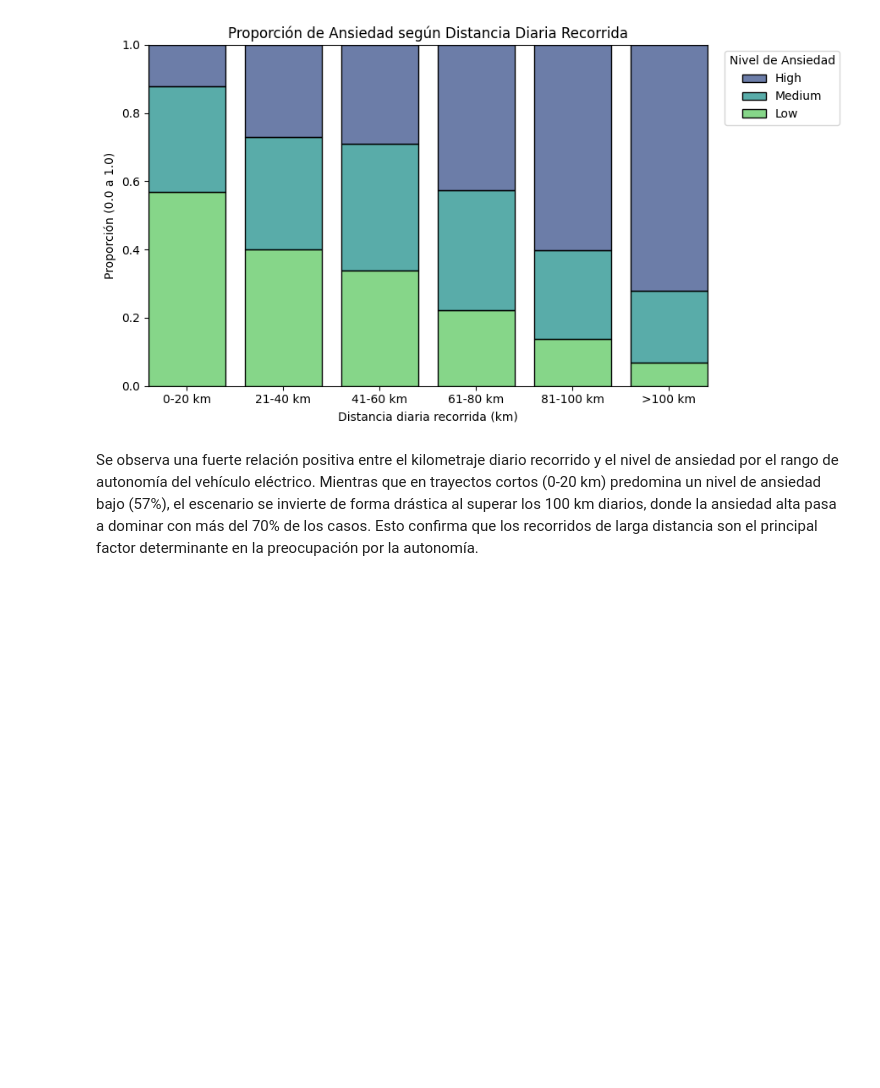
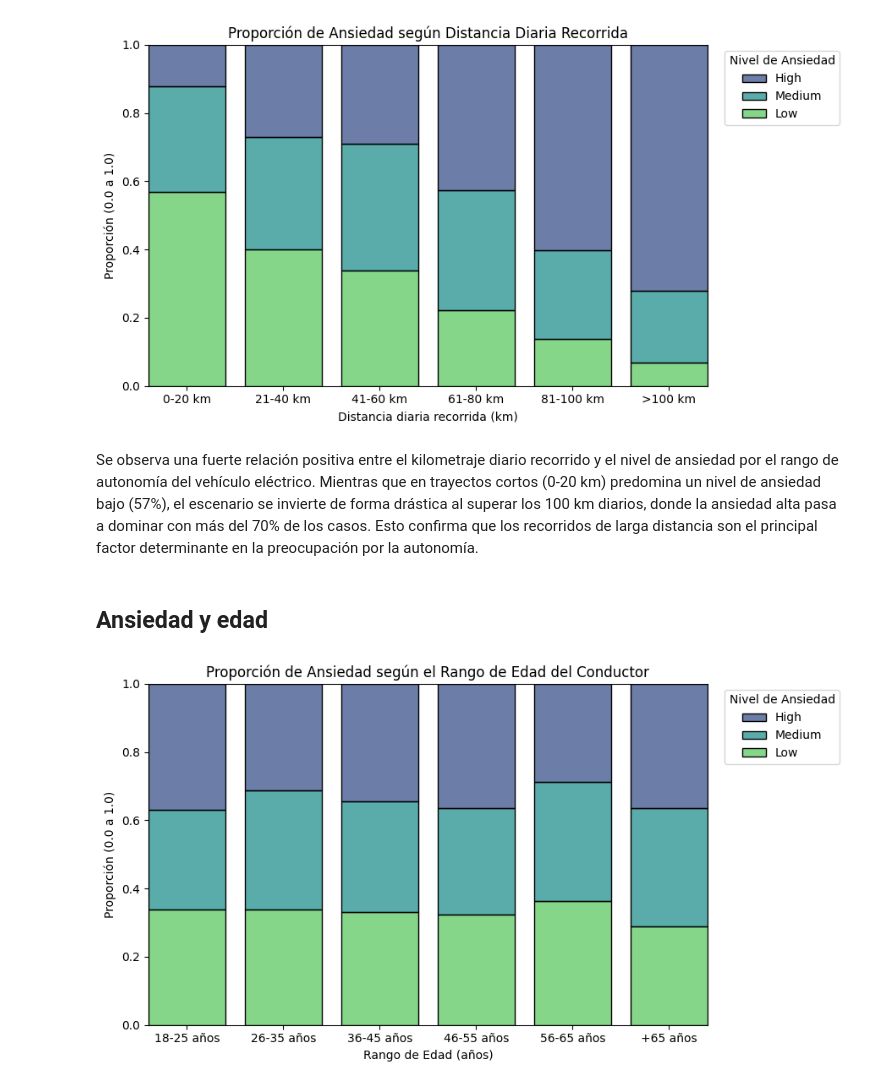
Before and after one commit to joshepgamboave-crypto/DATASET-IA, a Jupyter notebook: noteboock.ipynb, the cells around one changed output. Saved outputs shown, nothing was run; the diff lists cells and outputs as text; code cells hidden in the pictures; blank space fills up the shorter version.

```diff
--- a/noteboock.ipynb
+++ b/noteboock.ipynb
@@ -324,3 +321,42 @@ plt.show()
 [figure]
 # %% [markdown]
 Se observa una fuerte relación positiva entre el kilometraje diario recorrido y el nivel de ansiedad por el rango de autonomía del vehículo eléctrico. Mientras que en trayectos cortos (0-20 km) predomina un nivel de ansiedad bajo (57%), el escenario se invierte de forma drástica al superar los 100 km diarios, donde la ansiedad alta pasa a dominar con más del 70% de los casos. Esto confirma que los recorridos de larga distancia son el principal factor determinante en la preocupación por la autonomía.
+# %% [markdown]
+## Ansiedad y edad
+# %%
+import matplotlib.pyplot as plt
+import pandas as pd
+import seaborn as sns
+
+df = pd.read_csv("./datos/EV_Adoption_and_Range_Anxiety_Dataset.csv")
+
+bins = [18, 25, 35, 45, 55, 65, 90]
+labels = ["18-25 años", "26-35 años", "36-45 años", "46-55 años", "56-65 años", "+65 años"]
+df["Rango_Edad"] = pd.cut(df["Age"], bins=bins, labels=labels)
+
+fig, ax = plt.subplots(figsize=(9, 5))
+
+sns.histplot(
+    data=df,
+    x="Rango_Edad",
+    hue="Range_Anxiety_Level",
+    hue_order=["High", "Medium", "Low"],
+    multiple="fill",
+    stat="percent",
+    common_norm=False,
+    palette="viridis",
+    shrink=0.8,
+    ax=ax,
+)
+
+sns.move_legend(
+    ax, "upper left", bbox_to_anchor=(1.02, 1), title="Nivel de Ansiedad"
+)
+
+plt.title("Proporción de Ansiedad según el Rango de Edad del Conductor")
+plt.xlabel("Rango de Edad (años)")
+plt.ylabel("Proporción (0.0 a 1.0)")
+plt.tight_layout()
+plt.show()
+# %% [output]
+[figure, added]
```
Also changed, not shown: parts of 20 cells of this notebook.
